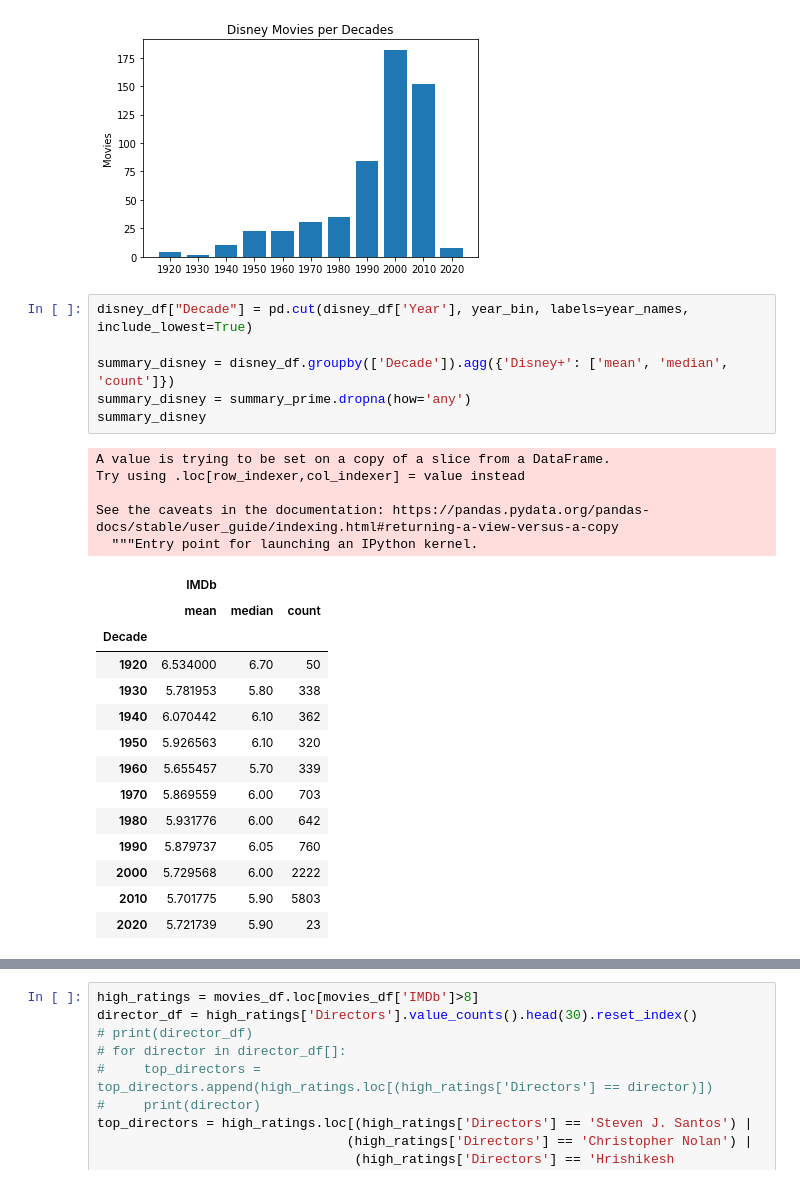
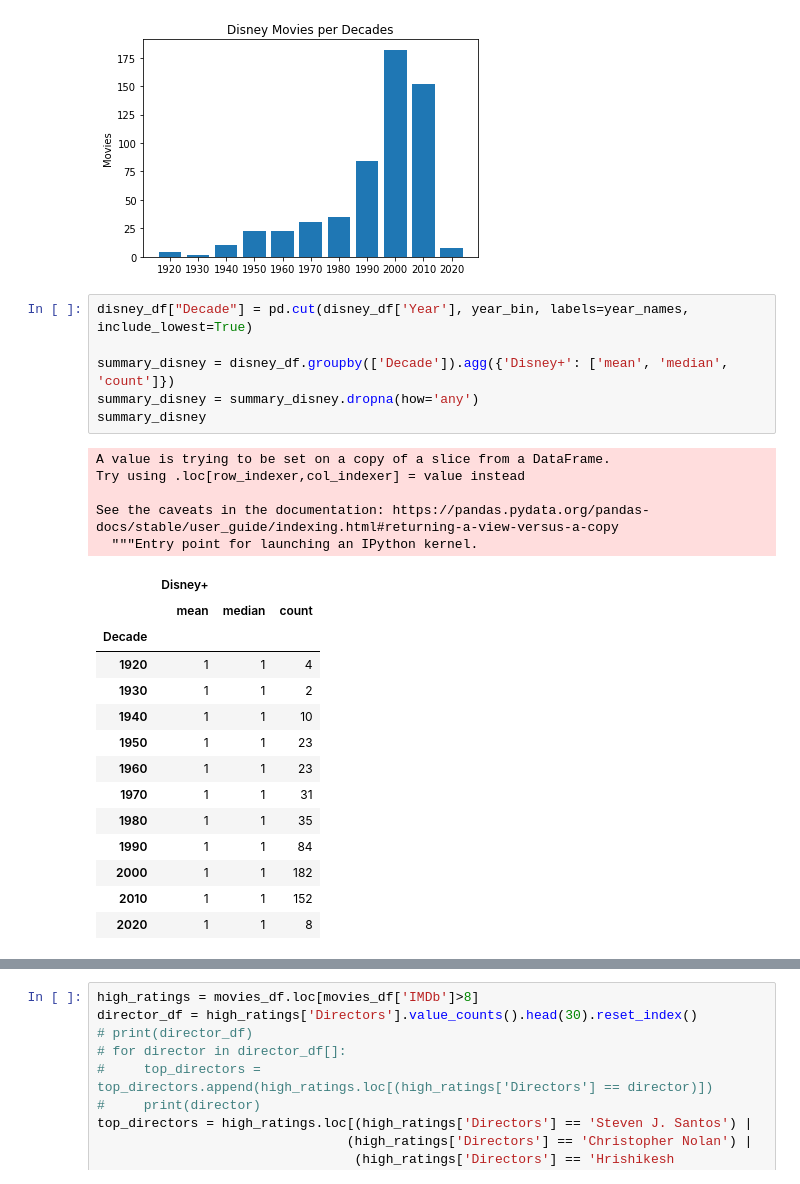
Before and after one commit to trevorguleserian/Project1, a Jupyter notebook: movies_data.ipynb, the cells around one changed output, grey strips where cells are left out. Saved outputs shown, nothing was run; the diff lists cells and outputs as text.

```diff
--- a/movies_data.ipynb
+++ b/movies_data.ipynb
@@ -224,26 +266,26 @@ plt.show
 # %%
 disney_df["Decade"] = pd.cut(disney_df['Year'], year_bin, labels=year_names, include_lowest=True)
 
 summary_disney = disney_df.groupby(['Decade']).agg({'Disney+': ['mean', 'median', 'count']})
-summary_disney = summary_prime.dropna(how='any')
+summary_disney = summary_disney.dropna(how='any')
 summary_disney
 # %% [output]
 A value is trying to be set on a copy of a slice from a DataFrame.
 Try using .loc[row_indexer,col_indexer] = value instead
 
 See the caveats in the documentation: https://pandas.pydata.org/pandas-docs/stable/user_guide/indexing.html#returning-a-view-versus-a-copy
   """Entry point for launching an IPython kernel.
-|  | IMDb |  |  |
+|  | Disney+ |  |  |
 |  | mean | median | count |
 | Decade |  |  |  |
-| 1920 | 6.534000 | 6.70 | 50 |
-| 1930 | 5.781953 | 5.80 | 338 |
-| 1940 | 6.070442 | 6.10 | 362 |
-| 1950 | 5.926563 | 6.10 | 320 |
-| 1960 | 5.655457 | 5.70 | 339 |
-| 1970 | 5.869559 | 6.00 | 703 |
-| 1980 | 5.931776 | 6.00 | 642 |
-| 1990 | 5.879737 | 6.05 | 760 |
-| 2000 | 5.729568 | 6.00 | 2222 |
-| 2010 | 5.701775 | 5.90 | 5803 |
-| 2020 | 5.721739 | 5.90 | 23 |
+| 1920 | 1 | 1 | 4 |
+| 1930 | 1 | 1 | 2 |
+| 1940 | 1 | 1 | 10 |
+| 1950 | 1 | 1 | 23 |
+| 1960 | 1 | 1 | 23 |
+| 1970 | 1 | 1 | 31 |
+| 1980 | 1 | 1 | 35 |
+| 1990 | 1 | 1 | 84 |
+| 2000 | 1 | 1 | 182 |
+| 2010 | 1 | 1 | 152 |
+| 2020 | 1 | 1 | 8 |
```
Also changed, not shown: parts of 7 cells of this notebook, 7 other files.
